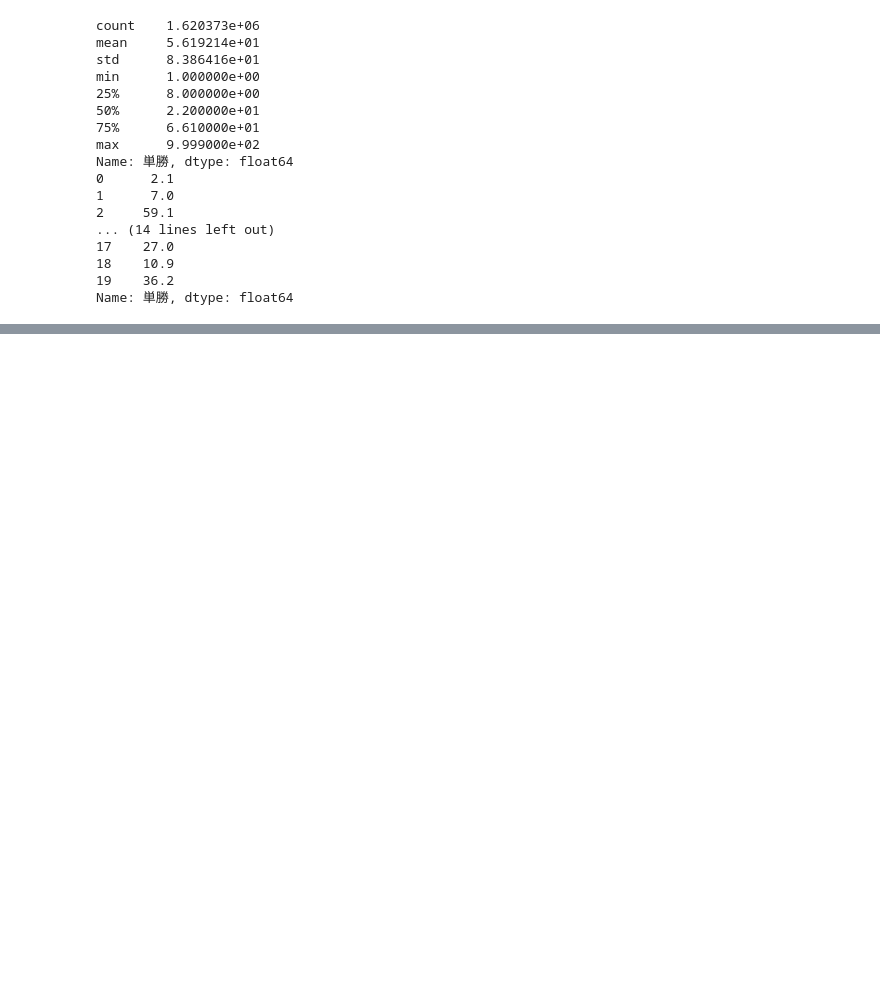
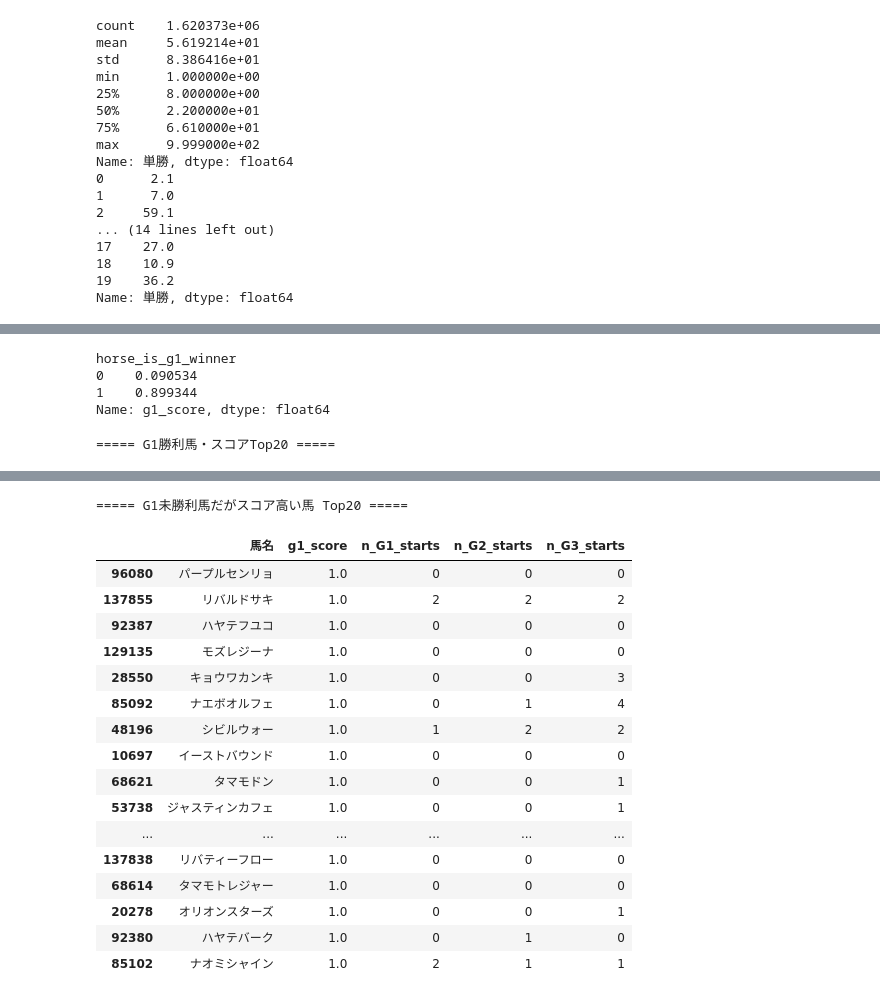
Before and after one commit to katsuo-1223/keiba_model, a Jupyter notebook: notebooks/kaggle/data_check.ipynb, the cells around one changed output, grey strips where cells are left out. Saved outputs shown, nothing was run; the diff lists cells and outputs as text; code cells hidden in the pictures; blank space fills up the shorter version.

```diff
--- a/notebooks/kaggle/data_check.ipynb
+++ b/notebooks/kaggle/data_check.ipynb
@@ -222,0 +255,7 @@ KeyError: "None of [Index(['騎手', '騎手_通算騎乗数', '騎手_通算勝
+# %%
+import pandas as pd
+
+# 表示設定（任意）
+pd.set_option("display.max_rows", 100)
+pd.set_option("display.max_columns", 100)
+pd.set_option("display.width", 200)
@@ -222,0 +477,44 @@ KeyError: "None of [Index(['騎手', '騎手_通算騎乗数', '騎手_通算勝
+# %%
+import pandas as pd
+
+# G1スコアの出力ファイル
+path = "../../data/processed/kaggle/horse_g1_score.csv"
+
+df = pd.read_csv(path)
+
+print("===== 基本情報 =====")
+print(f"行数（馬の数）: {len(df):,}")
+print(f"カラム数: {df.shape[1]}")
+print()
+
+# g1_score の統計
+print("===== g1_score の統計 =====")
+print(df["g1_score"].describe())
+print()
+
+# G1勝利馬と未勝利馬のスコア比較
+print("===== G1勝利馬 vs 未勝利馬のスコア平均 =====")
+summary = df.groupby("horse_is_g1_winner")["g1_score"].mean()
+display(summary)
+print()
+
+# G1勝利馬トップ30 を見る（スコア高い順）
+print("===== G1勝利馬・スコアTop20 =====")
+display(
+    df[df["horse_is_g1_winner"] == 1][["馬名", "g1_score", "num_g1_wins", "first_g1_win_date"]]
+    .sort_values("g1_score", ascending=False)
+    .head(20)
+)
+print()
+
+# 非G1馬でもスコアが高い馬（潜在G1級っぽい馬）Top20
+print("===== G1未勝利馬だがスコア高い馬 Top20 =====")
+display(
+    df[df["horse_is_g1_winner"] == 0][["馬名", "g1_score", "n_G1_starts", "n_G2_starts", "n_G3_starts"]]
+    .sort_values("g1_score", ascending=False)
+    .head(20)
+)
+print()
+
+# 全体の g1_score_
+# %% [output]
@@ -222,0 +537,5 @@ KeyError: "None of [Index(['騎手', '騎手_通算騎乗数', '騎手_通算勝
+horse_is_g1_winner
+0    0.090534
+1    0.899344
+Name: g1_score, dtype: float64
+===== G1勝利馬・スコアTop20 =====
@@ -222,0 +559,18 @@ KeyError: "None of [Index(['騎手', '騎手_通算騎乗数', '騎手_通算勝
+===== G1未勝利馬だがスコア高い馬 Top20 =====
+|  | 馬名 | g1_score | n_G1_starts | n_G2_starts | n_G3_starts |
+| 96080 | パープルセンリョ | 1.0 | 0 | 0 | 0 |
+| 137855 | リバルドサキ | 1.0 | 2 | 2 | 2 |
+| 92387 | ハヤテフユコ | 1.0 | 0 | 0 | 0 |
+| 129135 | モズレジーナ | 1.0 | 0 | 0 | 0 |
+| 28550 | キョウワカンキ | 1.0 | 0 | 0 | 3 |
+| 85092 | ナエボオルフェ | 1.0 | 0 | 1 | 4 |
+| 48196 | シビルウォー | 1.0 | 1 | 2 | 2 |
+| 10697 | イーストバウンド | 1.0 | 0 | 0 | 0 |
+| 68621 | タマモドン | 1.0 | 0 | 0 | 1 |
+| 53738 | ジャスティンカフェ | 1.0 | 0 | 0 | 1 |
+| ... | ... | ... | ... | ... | ... |
+| 137838 | リバティーフロー | 1.0 | 0 | 0 | 0 |
+| 68614 | タマモトレジャー | 1.0 | 0 | 0 | 0 |
+| 20278 | オリオンスターズ | 1.0 | 0 | 0 | 1 |
+| 92380 | ハヤテバーク | 1.0 | 0 | 1 | 0 |
+| 85102 | ナオミシャイン | 1.0 | 2 | 1 | 1 |
```
Also changed, not shown: parts of 17 cells of this notebook, 8 other files.
